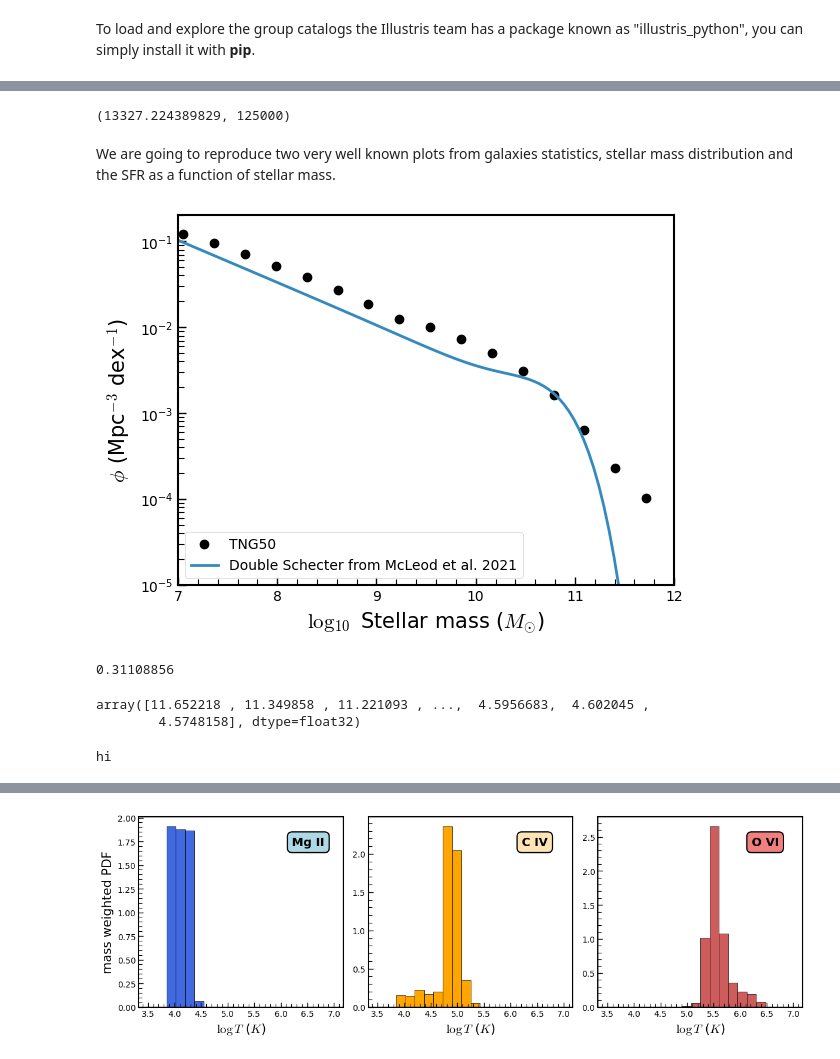
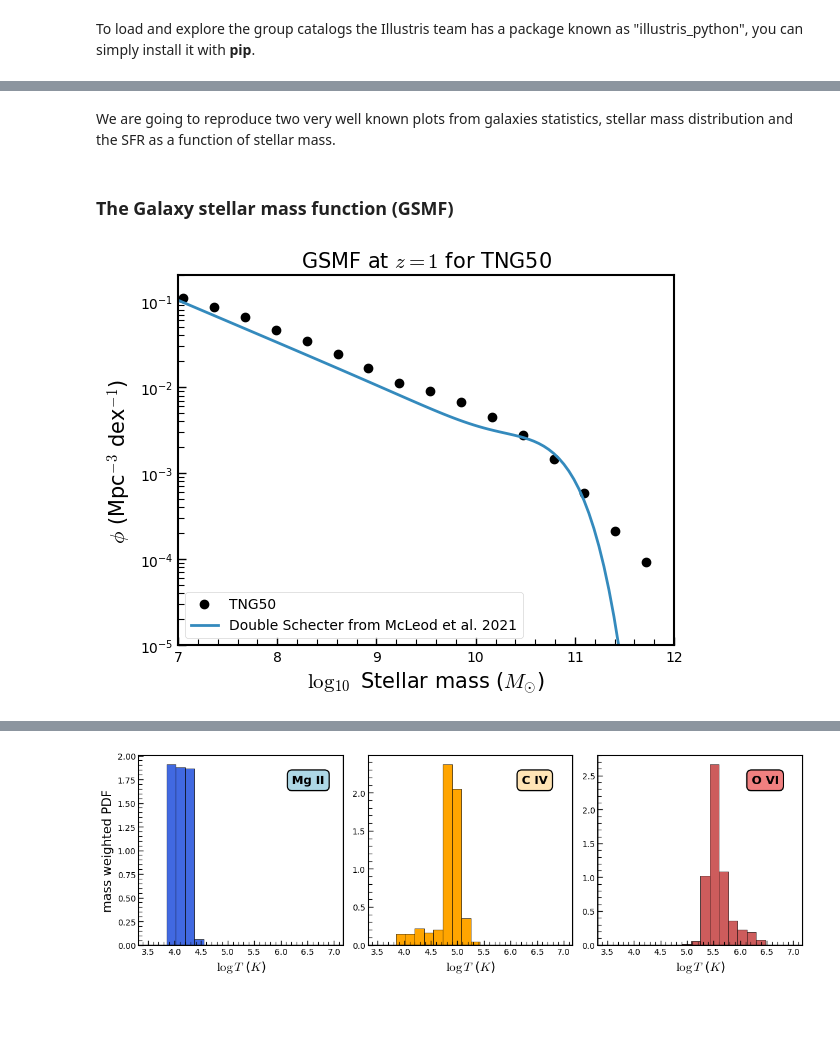
Before and after one commit to franciscourbina/TNG-and-TRIDENT-for-CGM-oriented-science, a Jupyter notebook: TNG_galaxies_exploration.ipynb, the cells around one changed output, grey strips where cells are left out. Drawn from its saved outputs; the diff is of its cells as text; code cells hidden in the pictures; blank space fills up the shorter version.

```diff
--- a/TNG_galaxies_exploration.ipynb
+++ b/TNG_galaxies_exploration.ipynb
@@ -148,5 +139,9 @@ import illustris_python as ill  # the magic package :)
 # %%
 basePath = 'D:/TNG-and-TRIDENT-for-CGM-oriented-science'
-fields = ['SubhaloSFRinHalfRad', 'SubhaloMassInHalfRadType']
+
+# we are going to only explore the SFR and stellar mass within the half mass radius, which should be better when comparing with observations.
+# We are also going to extract other properties that are going to be useful later, like the position, bulk velocity and total SFR.
+fields = ['SubhaloSFRinHalfRad', 'SubhaloMassInHalfRadType', 'SubhaloSFR', 'SubhaloPos',
+          'SubhaloVel' , 'SubhaloGrNr' , 'SubhaloMass', 'SubhaloCM']
 
 subhalos_catalog = ill.groupcat.loadSubhalos(basePath, 50,fields=fields)
@@ -159,9 +148,7 @@ header = ill.groupcat.loadHeader(basePath, 50)
-# %%
-(header['BoxSize']*0.6774 / 1000)**3  , 50**3
-# %% [output]
-(13327.224389829, 125000)
 # %% [markdown]
 We are going to reproduce two very well known plots from galaxies statistics, stellar mass distribution and the SFR as a function of stellar mass.
+# %% [markdown]
+### The Galaxy stellar mass function (GSMF)
 # %%
 # We start by defining the single and double Schecter functions to compare with the observed distribution :)
 
@@ -184,41 +171,29 @@ def double_schecter_function(phi_star1, phi_star2, M_star, alpha1, alpha2, M):
 # %%
 # first we compute the log of the stellar mass (PartType04 en este caso!)
 stellar_mass = subhalos_catalog['SubhaloMassInHalfRadType'][:, 4]  * (1e10 / 0.6774) # don't forget about the unit conversion!
 
 # we avoid subhalos with 0 stellar mass
 non_zero = np.where(stellar_mass > 0)
 log_mass = np.log10(stellar_mass[non_zero])
 
 counts, edges = np.histogram(log_mass, bins=25)
 bin_width = edges[1] - edges[0]
 
-# We know that the total comoving volume is 50**3 Mpc
-norm_factor = (50)**3 * bin_width
+# We know that the total comoving volume is 51.7**3 Mpc
+norm_factor = (51.7)**3 * bin_width
 
 plt.plot(0.5 * (edges[:-1] + edges[1:]), counts / norm_factor, 'o', color='black', label='TNG50')
 plt.plot(np.linspace(7, 12,100), double_schecter_function(10**(-2.67), 10**(-3.07), 10.51, 0.08, -1.49, np.linspace(7, 12,100))
         , label='Double Schecter from McLeod et al. 2021')
 plt.ylim(1e-5, 2e-1)
 
 plt.yscale('log')
 plt.xlim(7, 12.)
 
 plt.ylabel(r'$\phi$ (Mpc$^{-3}$ dex$^{-1}$)', fontsize=15)
 plt.xlabel(r'$\log_{10}$ Stellar mass ($M_{\odot}$)', fontsize=15)
 plt.legend(loc=3)
+plt.title('GSMF at $z=1$ for TNG50', fontsize=15)
 plt.show()
 # %% [output]
-[figure, old version]
+[figure, new version]
-# %%
-edges[1] - edges[0]
-# %% [output]
-0.31108856
-# %%
-log_mass
-# %% [output]
-array([11.652218 , 11.349858 , 11.221093 , ...,  4.5956683,  4.602045 ,
-        4.5748158], dtype=float32)
-# %%
-print('hi')
-# %% [output]
-hi
```
Also changed, not shown: parts of 78 cells of this notebook.
